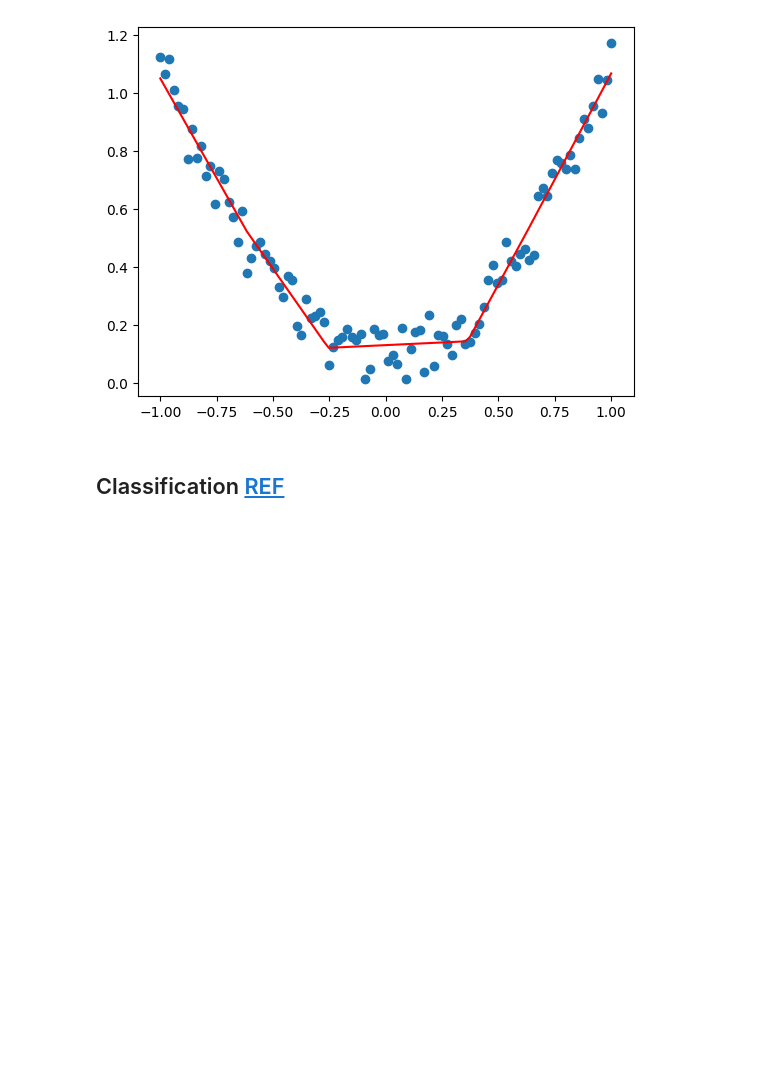
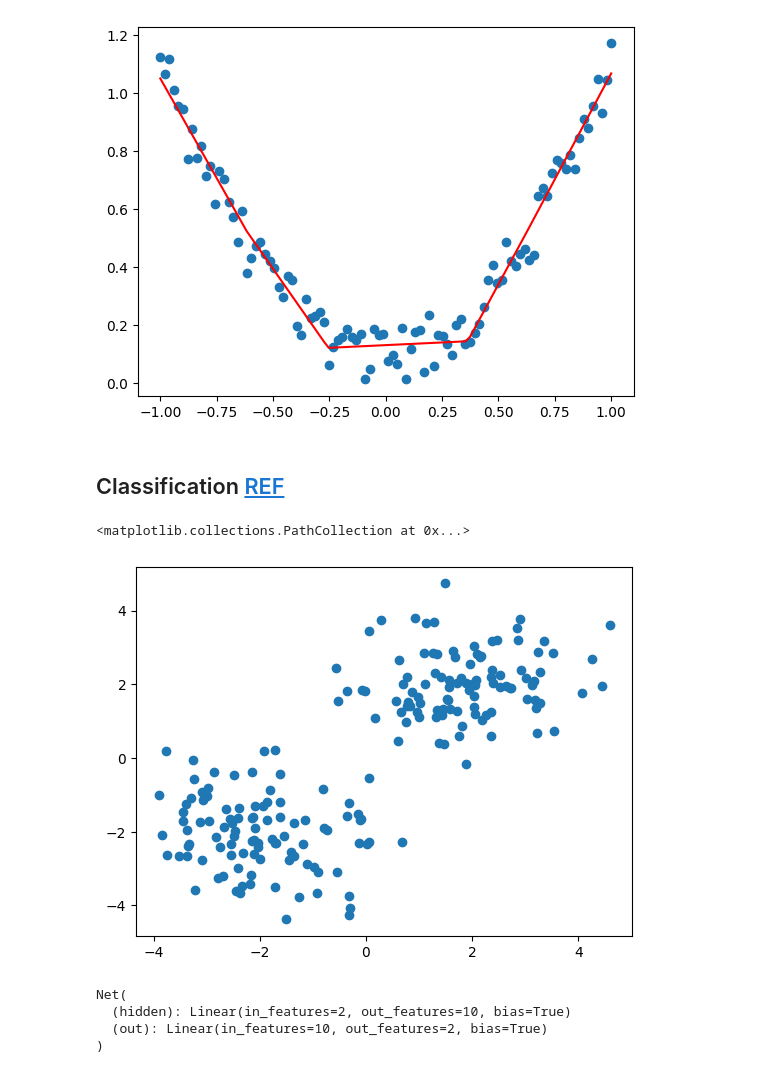
Before and after one commit to xitongsys/notes, a Jupyter notebook: ml/torch.ipynb, the cells around one changed output. Cells and saved outputs as stored; diff of their text form; code cells hidden in the pictures; blank space fills up the shorter version.

```diff
--- a/ml/torch.ipynb
+++ b/ml/torch.ipynb
@@ -94,3 +94,48 @@ plt.plot(x.data.numpy(), prediction.data.numpy(), color='r')
 [figure]
 # %% [markdown]
 ## Classification [REF](https://mofanpy.com/tutorials/machine-learning/torch/classification)
+# %%
+# Dataset
+
+import torch
+import numpy as np
+import matplotlib.pyplot as plt
+
+n_data = torch.ones(100, 2)
+x0 = torch.normal(2*n_data, 1)
+y0 = torch.zeros(100)
+x1 = torch.normal(-2*n_data, 1)
+y1 = torch.ones(100)
+
+
+x = torch.cat((x0, x1), 0)
+y = torch.cat((y0, y1)).type(torch.LongTensor)
+
+plt.scatter(x.data.numpy()[:,0], x.data.numpy()[:,1])
+# %% [output]
+<matplotlib.collections.PathCollection at 0x...>
+[figure, added]
+# %%
+# Net
+
+import torch
+import torch.nn.functional as F
+
+class Net(torch.nn.Module):
+    def __init__(self, n_feature, n_hidden, n_output):
+        super(Net, self).__init__()
+        self.hidden = torch.nn.Linear(n_feature, n_hidden)
+        self.out = torch.nn.Linear(n_hidden, n_output)
+
+    def forward(self, x):
+        x = F.relu(self.hidden(x))
+        x = self.out(x)
+        return x
+
+net = Net(n_feature=2, n_hidden=10, n_output=2)
+print(net)
+# %% [output]
+Net(
+  (hidden): Linear(in_features=2, out_features=10, bias=True)
+  (out): Linear(in_features=10, out_features=2, bias=True)
+)
```
Also changed, not shown: parts of 1 cell of this notebook, 3 other files.
